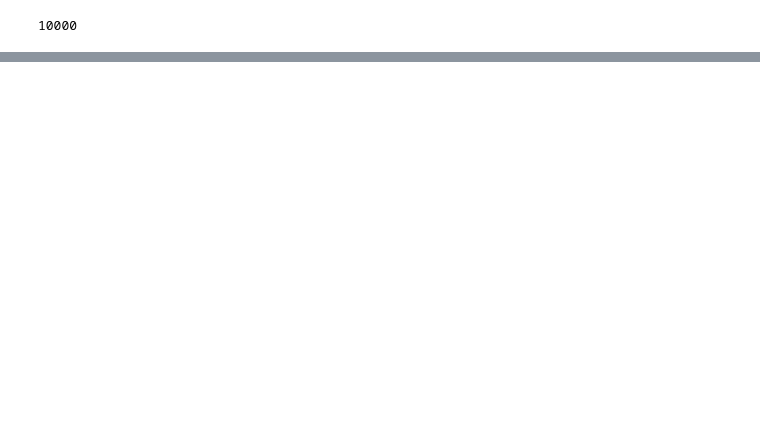
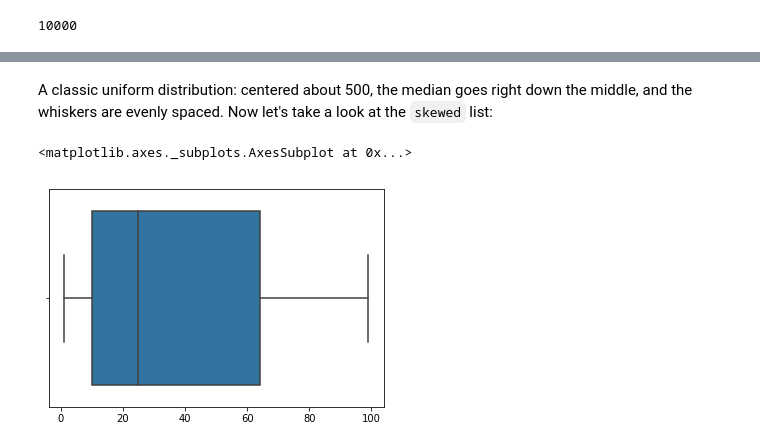
Before and after one commit to eds-admin/eds-blog, a Jupyter notebook: Statistics/Descriptive Statistics.ipynb, the cells around one changed output, grey strips where cells are left out. Drawn from its saved outputs; the diff is of its cells as text; code cells hidden in the pictures; blank space fills up the shorter version.

```diff
--- a/Statistics/Descriptive Statistics.ipynb
+++ b/Statistics/Descriptive Statistics.ipynb
@@ -236,0 +356,4 @@ Mean is defined as $\Sigma$
+# %%
+skewed = []
+for i in range(1,100):
+    skewed += [i]*random.randint(0,int(4+i//abs(10.1-i)))
@@ -236,0 +407,7 @@ Mean is defined as $\Sigma$
+# %% [markdown]
+A classic uniform distribution: centered about 500, the median goes right down the middle, and the whiskers are evenly spaced. Now let's take a look at the `skewed` list:
+# %%
+sns.boxplot(skewed)
+# %% [output]
+<matplotlib.axes._subplots.AxesSubplot at 0x...>
+[figure, added]
```
Also changed, not shown: parts of 54 cells of this notebook.
